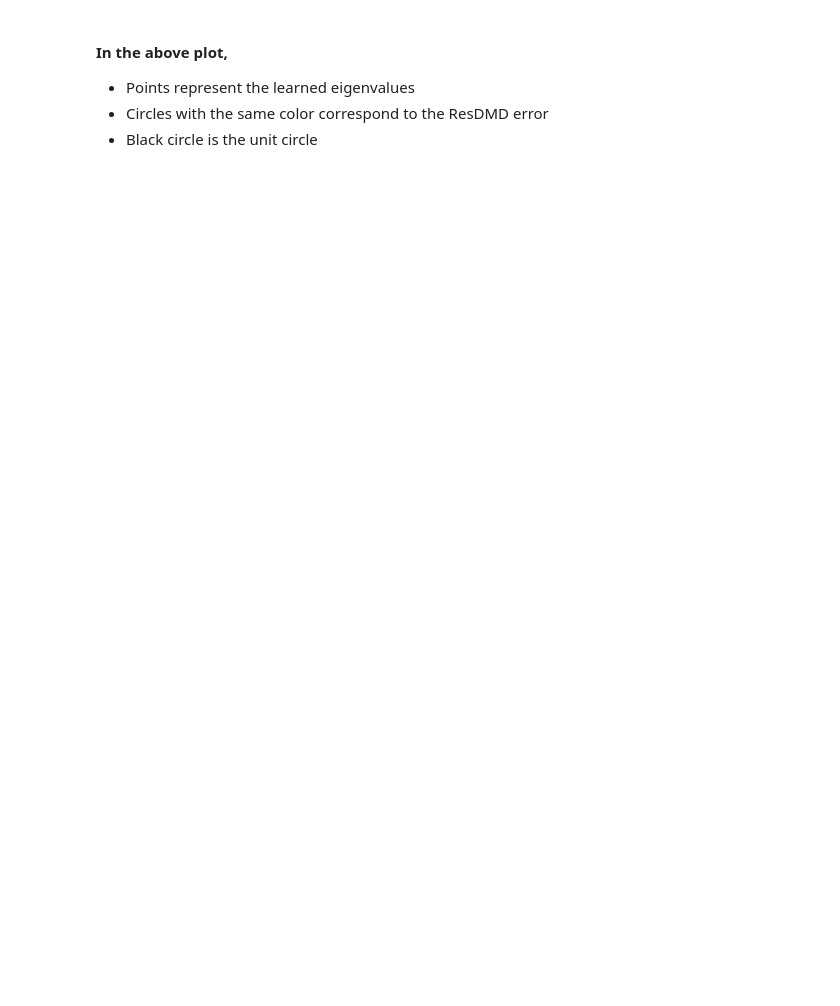
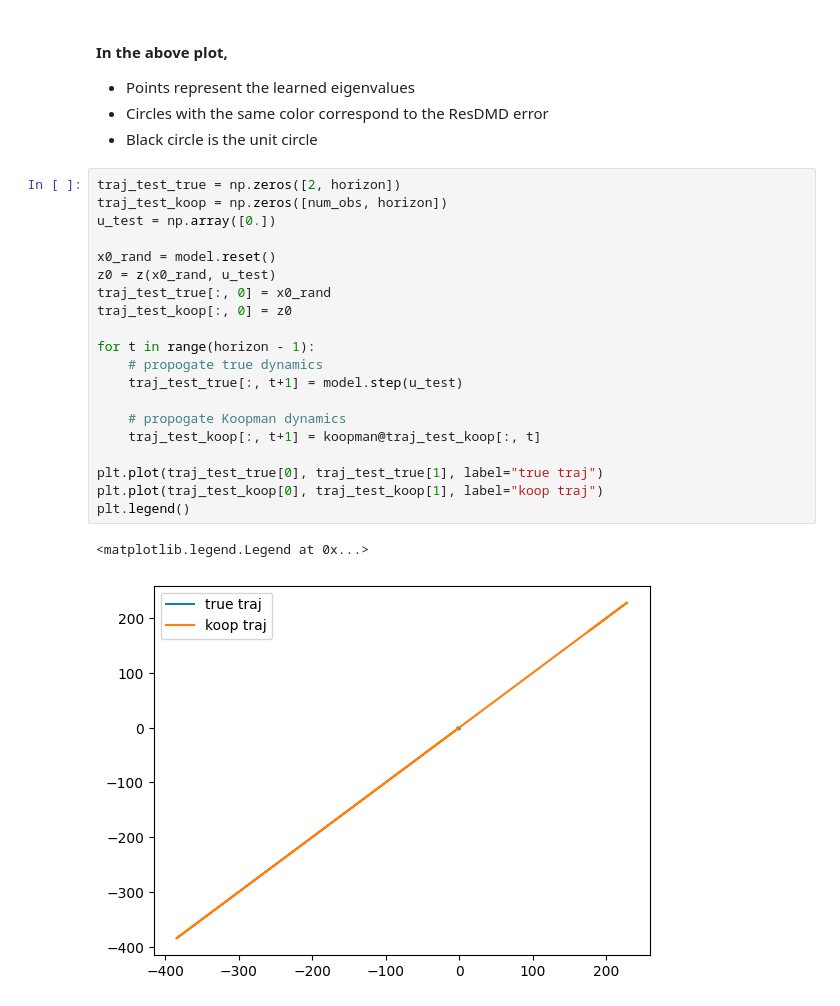
Before and after one commit to jmbosnich/ResDMDc, a Jupyter notebook: ResDMD_forced.ipynb, the cells around one changed output. Drawn from its saved outputs; the diff is of its cells as text; blank space fills up the shorter version.

```diff
--- a/ResDMD_forced.ipynb
+++ b/ResDMD_forced.ipynb
@@ -405,3 +412,26 @@ Is residual faithful?  False
 * Points represent the learned eigenvalues
 * Circles with the same color correspond to the ResDMD error
 * Black circle is the unit circle
+# %%
+traj_test_true = np.zeros([2, horizon])
+traj_test_koop = np.zeros([num_obs, horizon])
+u_test = np.array([0.])
+
+x0_rand = model.reset()
+z0 = z(x0_rand, u_test)
+traj_test_true[:, 0] = x0_rand
+traj_test_koop[:, 0] = z0
+
+for t in range(horizon - 1):
+    # propogate true dynamics
+    traj_test_true[:, t+1] = model.step(u_test)
+
+    # propogate Koopman dynamics
+    traj_test_koop[:, t+1] = koopman@traj_test_koop[:, t]
+
+plt.plot(traj_test_true[0], traj_test_true[1], label="true traj")
+plt.plot(traj_test_koop[0], traj_test_koop[1], label="koop traj")
+plt.legend()
+# %% [output]
+<matplotlib.legend.Legend at 0x...>
+[figure, added]
```
Also changed, not shown: parts of 5 cells of this notebook, 1 other file.
